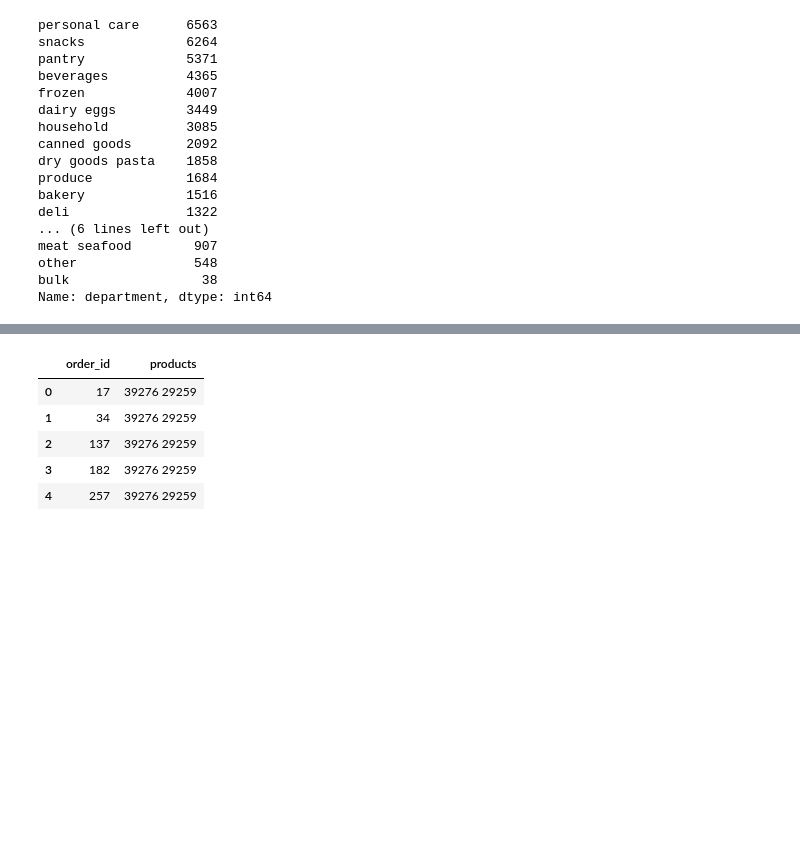
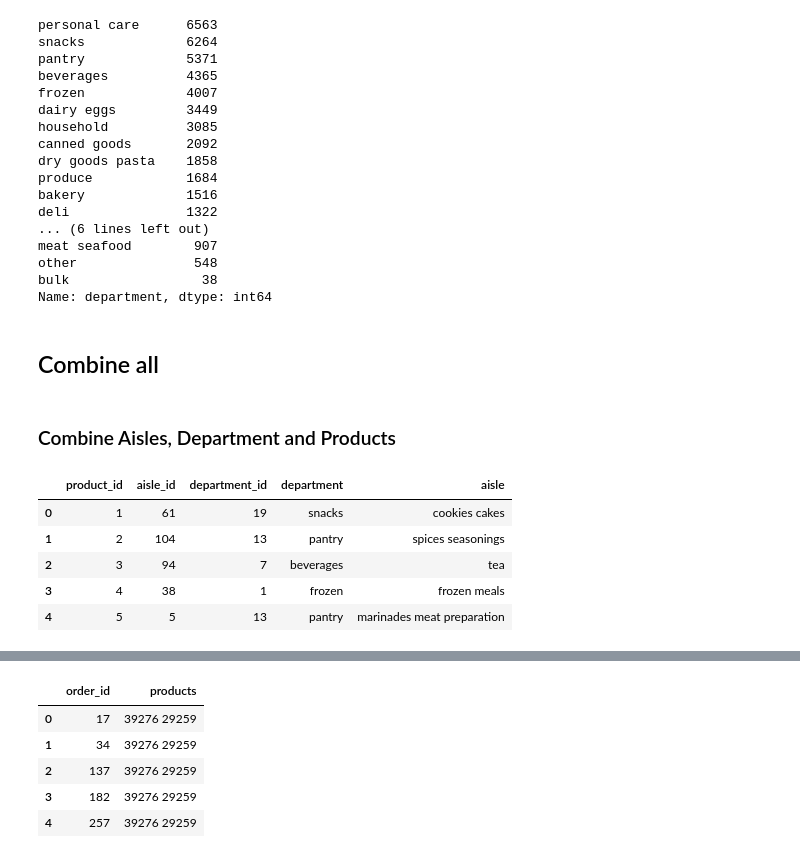
Before and after one commit to Bharathkumar-nb/Data-Mining-Course-Project, a Jupyter notebook: Project.ipynb, the cells around one changed output, grey strips where cells are left out. Drawn from its saved outputs; the diff is of its cells as text; code cells hidden in the pictures; blank space fills up the shorter version.

```diff
--- a/Project.ipynb
+++ b/Project.ipynb
@@ -263,3 +312,17 @@ meat seafood        907
 other               548
 bulk                 38
 Name: department, dtype: int64
+# %% [markdown]
+## Combine all
+# %% [markdown]
+### Combine Aisles, Department and Products
+# %%
+goods = pd.merge(left=pd.merge(left=products_df, right=departments_df, how='left'), right=aisles_df, how='left')
+goods.head()
+# %% [output]
+|  | product_id | aisle_id | department_id | department | aisle |
+| 0 | 1 | 61 | 19 | snacks | cookies cakes |
+| 1 | 2 | 104 | 13 | pantry | spices seasonings |
+| 2 | 3 | 94 | 7 | beverages | tea |
+| 3 | 4 | 38 | 1 | frozen | frozen meals |
+| 4 | 5 | 5 | 13 | pantry | marinades meat preparation |
```
Also changed, not shown: parts of 27 cells of this notebook.
